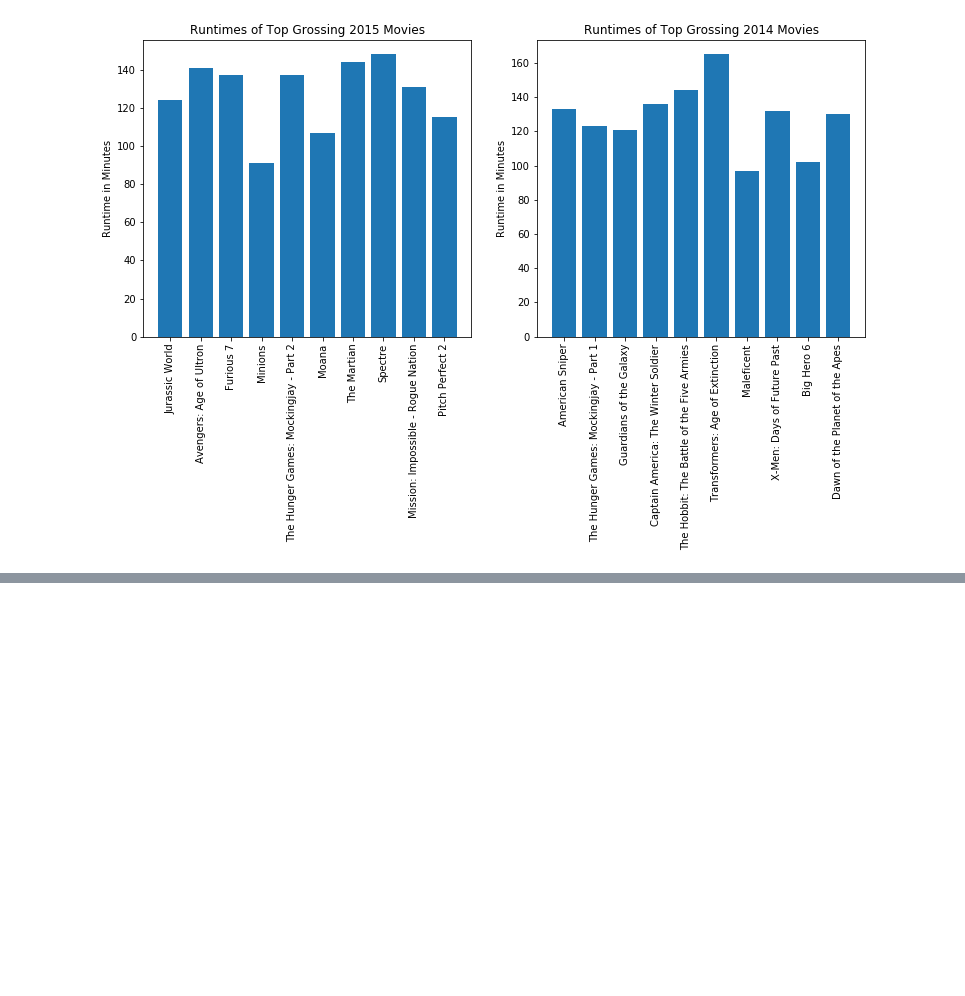
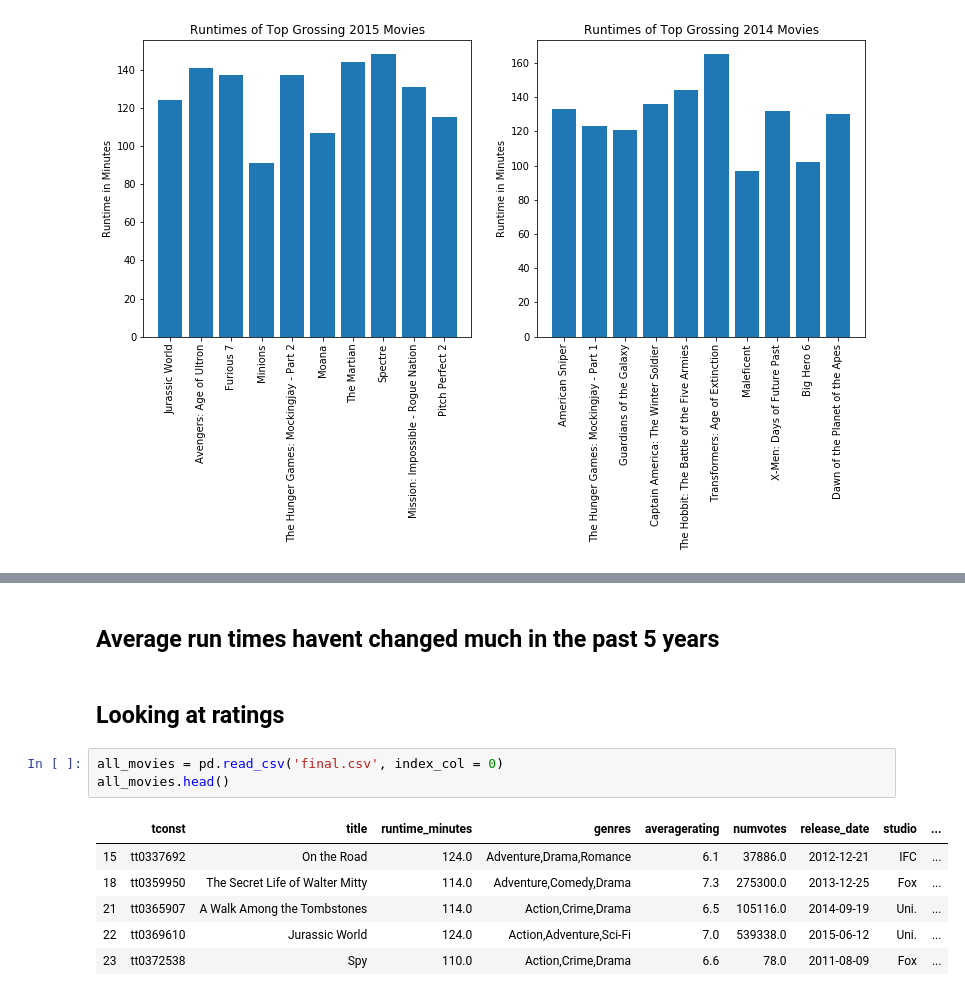
Before and after one commit to psuero1/movie-project, a Jupyter notebook: Data_Visualizations.ipynb, the cells around one changed output, grey strips where cells are left out. Cells and saved outputs as stored; diff of their text form; blank space fills up the shorter version.

```diff
--- a/Data_Visualizations.ipynb
+++ b/Data_Visualizations.ipynb
@@ -106,0 +107,14 @@ Text(0.5, 1.0, 'Average Runtimes of Top Grossing Movies 2014-2018')
+# %% [markdown]
+## Average run times havent changed much in the past 5 years
+# %% [markdown]
+## Looking at ratings
+# %%
+all_movies = pd.read_csv('final.csv', index_col = 0)
+all_movies.head()
+# %% [output]
+|  | tconst | title | runtime_minutes | genres | averagerating | numvotes | release_date | studio | ... |
+| 15 | tt0337692 | On the Road | 124.0 | Adventure,Drama,Romance | 6.1 | 37886.0 | 2012-12-21 | IFC | ... |
+| 18 | tt0359950 | The Secret Life of Walter Mitty | 114.0 | Adventure,Comedy,Drama | 7.3 | 275300.0 | 2013-12-25 | Fox | ... |
+| 21 | tt0365907 | A Walk Among the Tombstones | 114.0 | Action,Crime,Drama | 6.5 | 105116.0 | 2014-09-19 | Uni. | ... |
+| 22 | tt0369610 | Jurassic World | 124.0 | Action,Adventure,Sci-Fi | 7.0 | 539338.0 | 2015-06-12 | Uni. | ... |
+| 23 | tt0372538 | Spy | 110.0 | Action,Crime,Drama | 6.6 | 78.0 | 2011-08-09 | Fox | ... |
```
Also changed, not shown: parts of 2 cells of this notebook.
